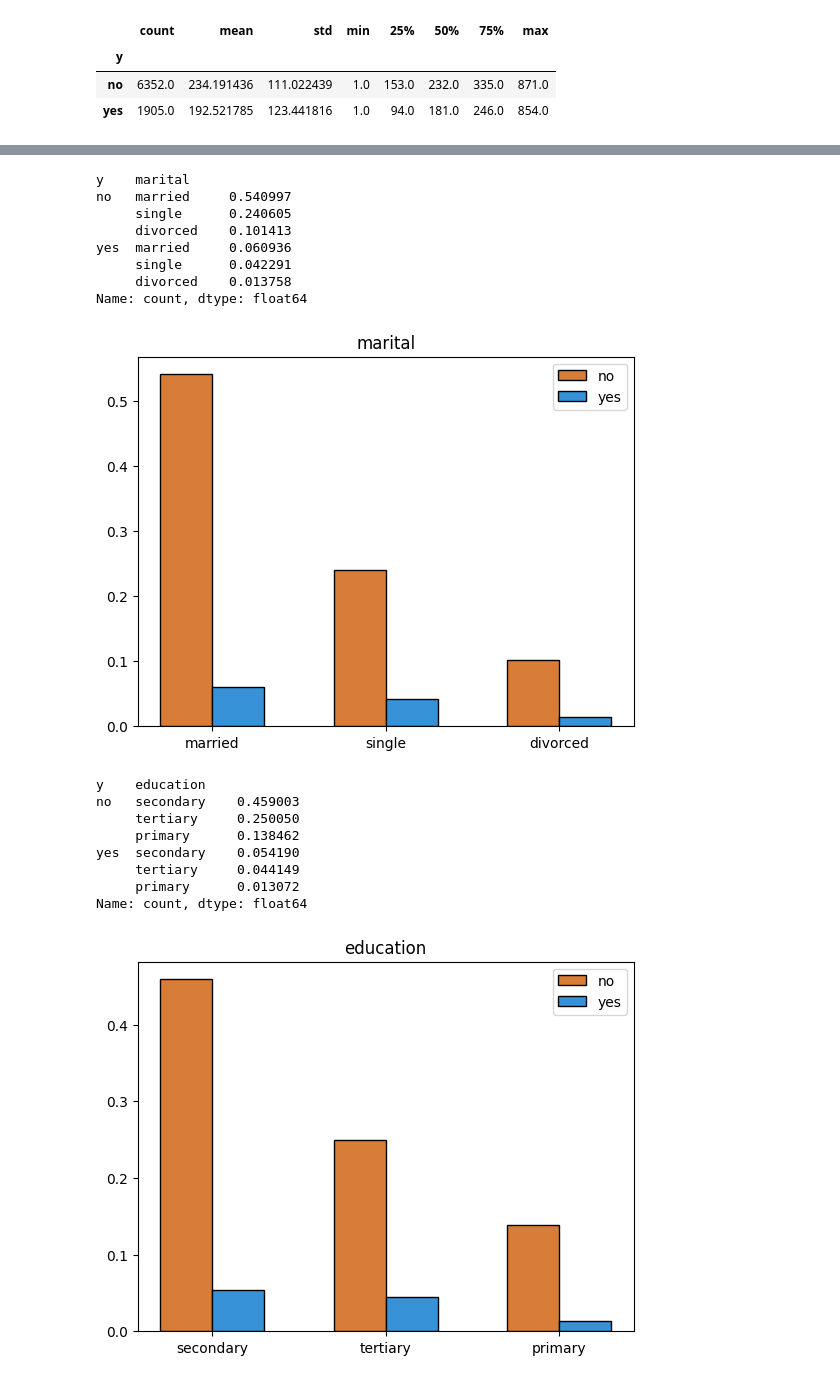
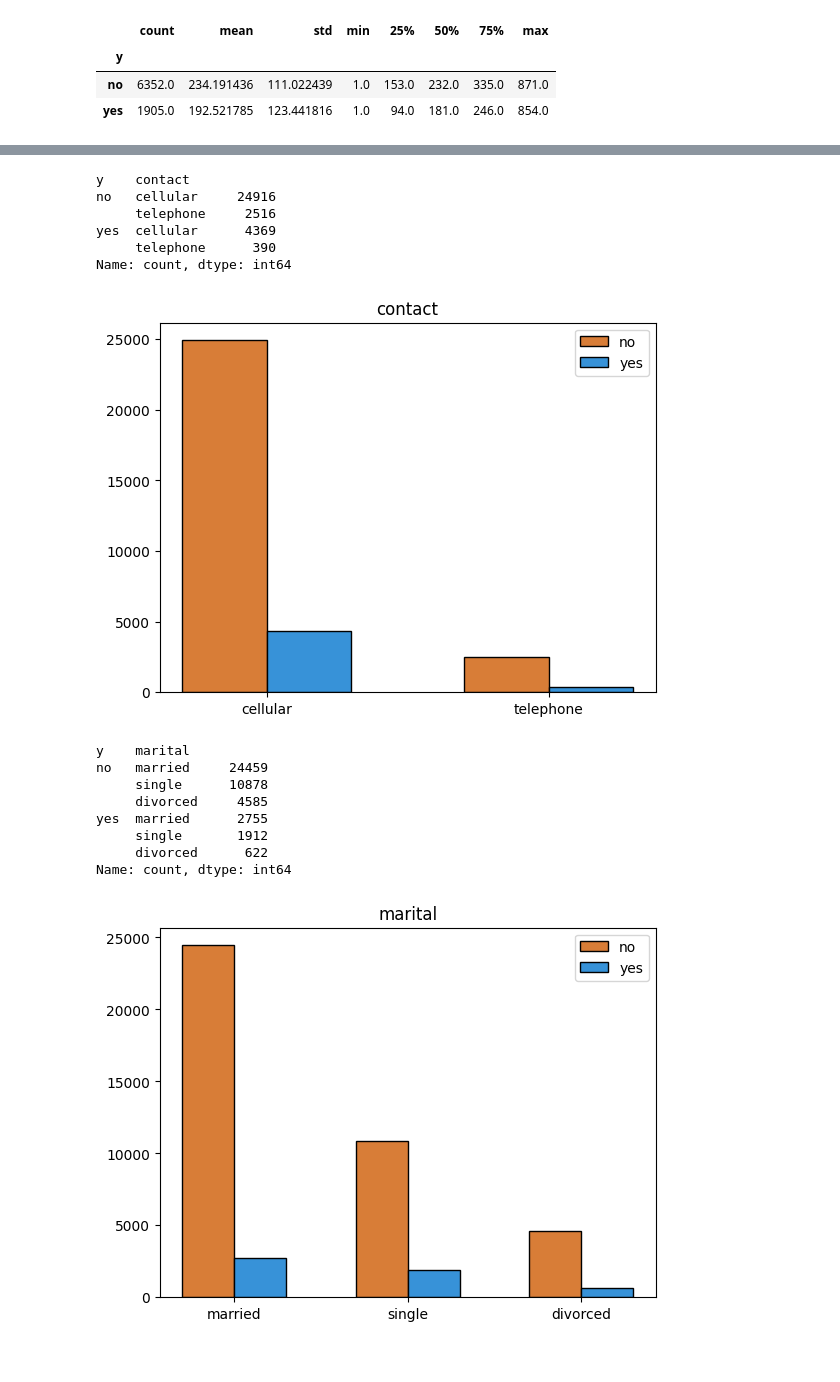
Before and after one commit to juliano-CN/analise-maketing-bancario, a Jupyter notebook: bank.ipynb, the cells around one changed output, grey strips where cells are left out. Saved outputs shown, nothing was run; the diff lists cells and outputs as text; code cells hidden in the pictures.

```diff
--- a/bank.ipynb
+++ b/bank.ipynb
@@ -34,9 +34,10 @@ bank_marketing = fetch_ucirepo(id=222)
 X = bank_marketing.data.features
 y = bank_marketing.data.targets
 
+#X['poutcome'].fillna(value = 'nonexistent')
+X.loc[X.poutcome.isna(), 'poutcome'] = 'nonexistent'
+
 df = pd.concat([y,X],axis=1)
-# %%
-df['month'] = df['month'].astype('category')
 # %%
 df.info()
 # %% [output]
@@ -140,0 +151,15 @@ display(df_has.groupby('y')['pdays'].describe())
+# %%
+mounths = ['jan','feb','mar','apr','may','jun','jul','aug','sep','oct','nov','dec']
+prop_no = []
+prop_yes = []
+
+freq = df.groupby('y')['month'].value_counts()
+
+for i in mounths:
+    y = []
+    for j in freq[:,i]:
+        y.append(j)
+    prop_no.append(y[0]/(y[0]+y[1]))
+    prop_yes.append(y[1]/(y[0]+y[1]))
+print(prop_no)
+print(prop_yes)
@@ -140,0 +169,3 @@ display(df_has.groupby('y')['pdays'].describe())
+# %%
+freq = df.groupby('y')['month'].value_counts()
+freq
@@ -141,46 +190,44 @@ display(df_has.groupby('y')['pdays'].describe())
 # %%
-categorical_variables = ['marital','education','poutcome','month']
+categorical_variables = ['contact','marital','education','poutcome','month']
 
 for i in categorical_variables:
     prop = []
-    freq = df.groupby('y')[i].value_counts()/len(df.index)
+    freq = df.groupby('y')[i].value_counts()#/len(df.index)
     for j in freq.index:
         prop.append(freq[j])
 
     labels = freq.index[0:int(len(prop)/2)]
     new_labels = []
     for z,name in enumerate(labels):
         new_labels.append(name[1])
 
     prop_no = prop[0:int(len(prop)/2)]
     prop_yes = prop[int(len(prop)/2) :]
 
     display(freq)
     fig, ax = plt.subplots()
     width = 0.3
     x = np.arange(len(labels))
     rects1 = ax.bar(x-width/2, prop_no, width,color = '#d87d37',edgecolor='black',label = 'no')
     rects2 = ax.bar(x+width/2, prop_yes, width,color = '#3792d8',edgecolor='black',label = 'yes')
     plt.title(i)
     plt.xticks(x, new_labels)
     ax.legend(handles=[rects1, rects2])
     plt.show()
 # %% [output]
-y    marital
-no   married     0.540997
-     single      0.240605
-     divorced    0.101413
-yes  married     0.060936
-     single      0.042291
-     divorced    0.013758
-Name: count, dtype: float64
+y    contact
+no   cellular     24916
+     telephone     2516
+yes  cellular      4369
+     telephone      390
+Name: count, dtype: int64
-[figure, old version]
+[figure, new version]
-y    education
-no   secondary    0.459003
-     tertiary     0.250050
-     primary      0.138462
-yes  secondary    0.054190
-     tertiary     0.044149
-     primary      0.013072
-Name: count, dtype: float64
+y    marital
+no   married     24459
+     single      10878
+     divorced     4585
+yes  married      2755
+     single       1912
+     divorced      622
+Name: count, dtype: int64
-[figure, old version]
+[figure, new version]
```
Also changed, not shown: parts of 12 cells of this notebook, 1 other file.
